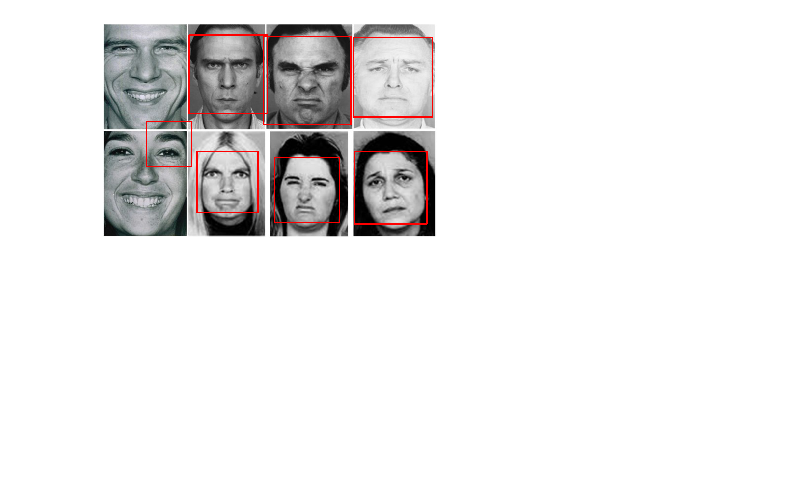
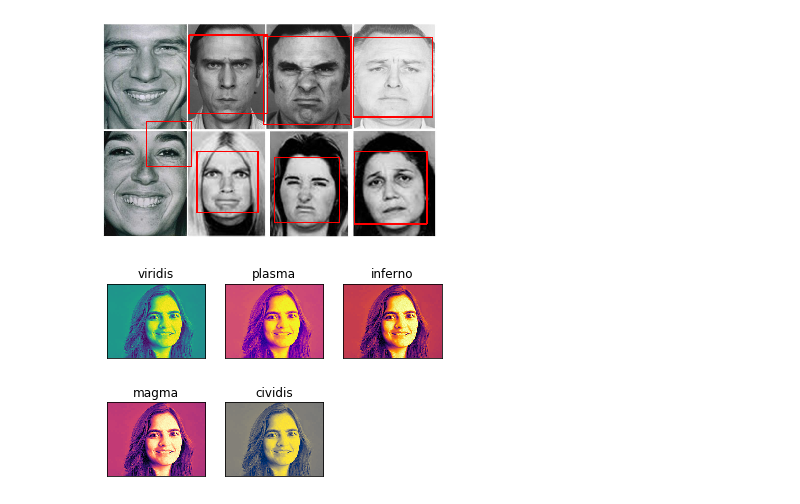
Before and after one commit to SubhabrataOreo/Face-Recognision, a Jupyter notebook: Face_Recog.ipynb, the cells around one changed output. Cells and saved outputs as stored; diff of their text form; code cells hidden in the pictures; blank space fills up the shorter version.

```diff
--- a/Face_Recog.ipynb
+++ b/Face_Recog.ipynb
@@ -161,3 +161,14 @@ for (x,y,w,h) in faces:
     plt.imshow(img3)
 # %% [output]
 [figure]
+# %%
+image=plt.imread('Desktop/DataCamp_Pandas/70310165.jpg')
+image_gr=image[:,:,0]
+# %%
+cmaps=['viridis','plasma','inferno','magma','cividis']
+for i in range(5):
+    plt.subplot(2,3,i+1),plt.imshow(image_gr,cmap=cmaps[i])
+    plt.title(cmaps[i])
+    plt.xticks([]),plt.yticks([])
+# %% [output]
+[figure, added]
```
Also changed, not shown: parts of 1 cell of this notebook.
